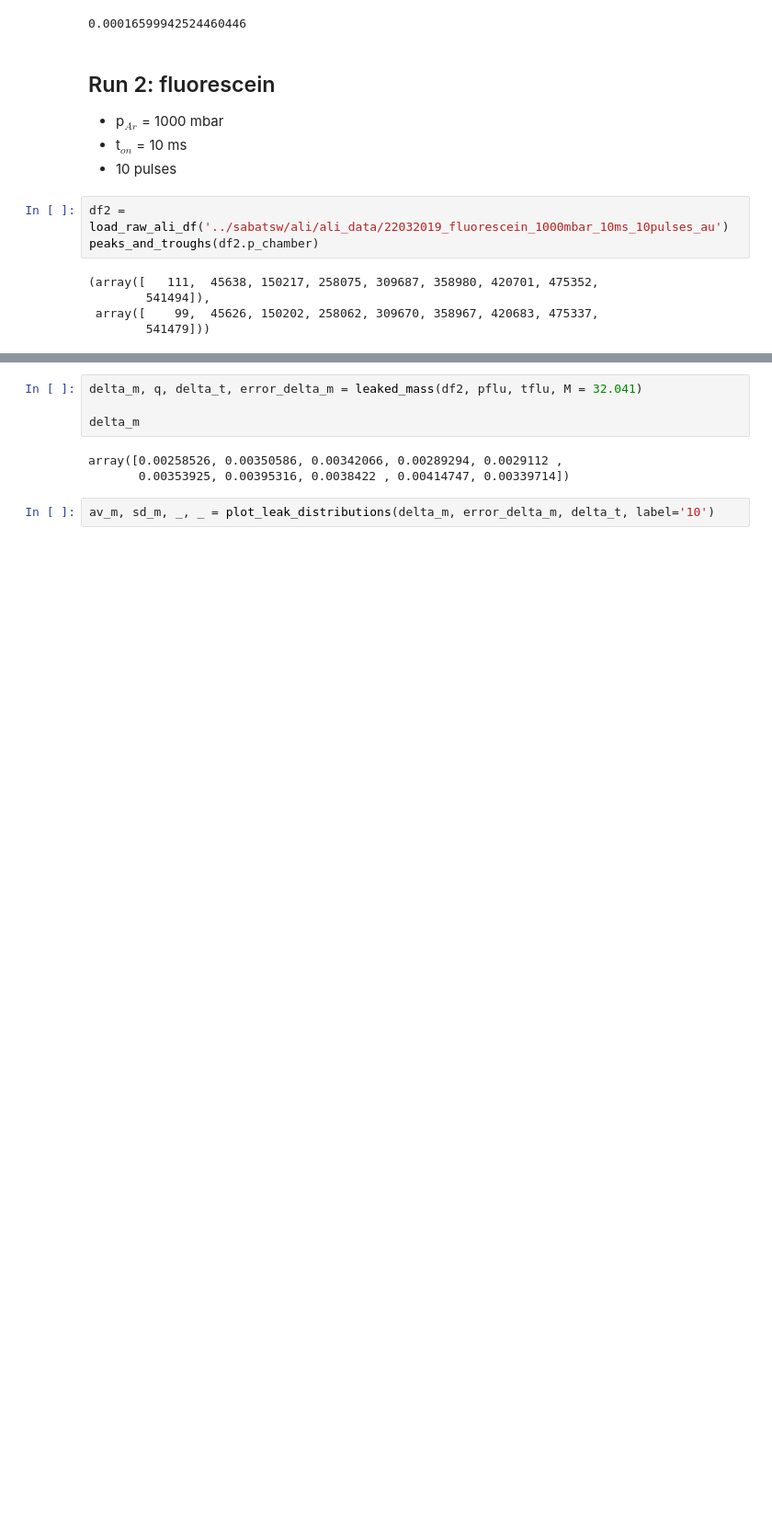
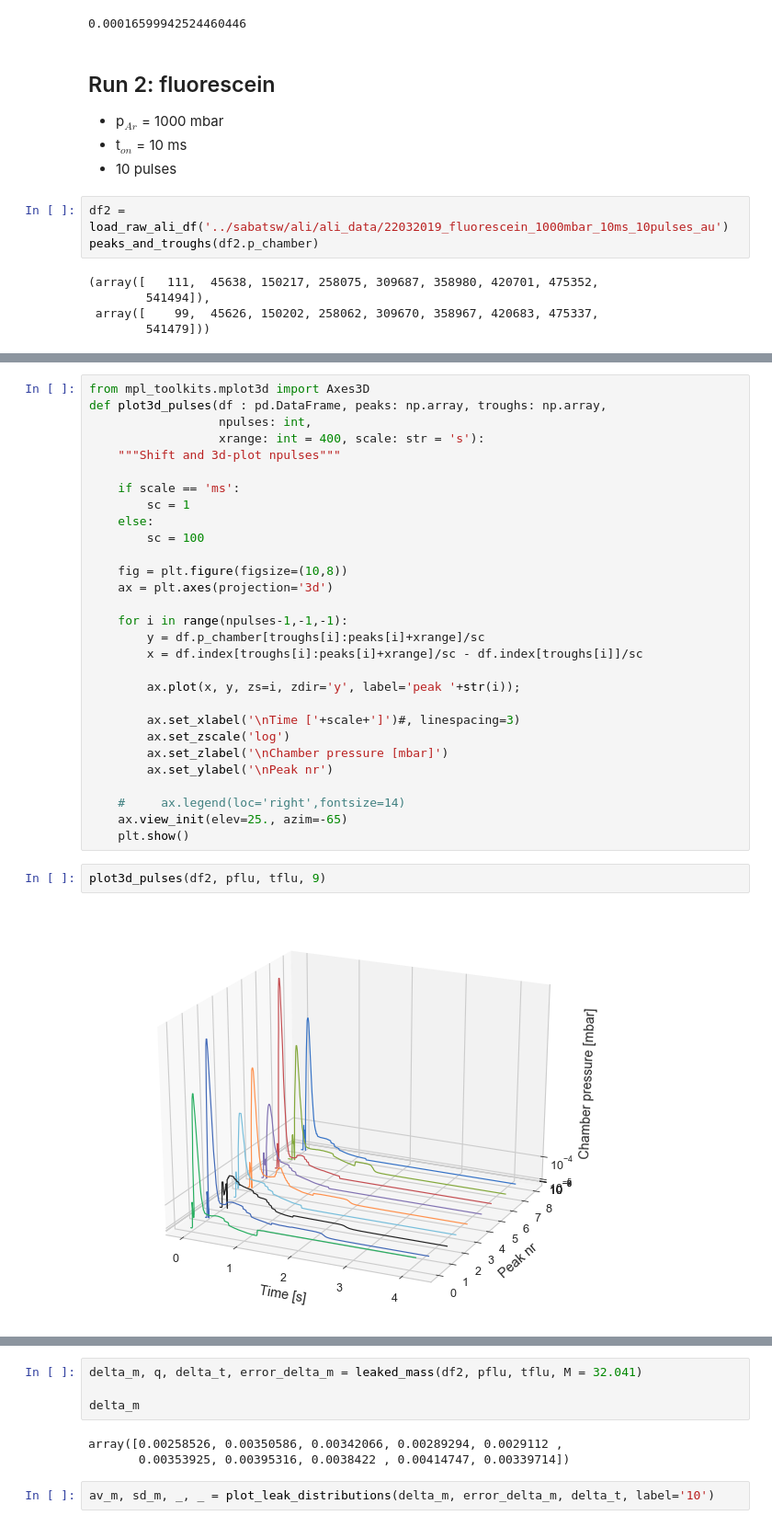
Before and after one commit to proscrite/SABAT, a Jupyter notebook: notebooks/ali_minimum_ontime_resolution.ipynb, the cells around one changed output, grey strips where cells are left out. Shown: that part at 92% size. Drawn from its saved outputs; the diff is of its cells as text; blank space fills up the shorter version.

```diff
--- a/notebooks/ali_minimum_ontime_resolution.ipynb
+++ b/notebooks/ali_minimum_ontime_resolution.ipynb
@@ -219,0 +243,33 @@ pflu, tflu = plot_pressure_curve(df2, tit='fluorescein curve')
+# %%
+from mpl_toolkits.mplot3d import Axes3D
+def plot3d_pulses(df : pd.DataFrame, peaks: np.array, troughs: np.array,
+                  npulses: int,
+                  xrange: int = 400, scale: str = 's'):
+    """Shift and 3d-plot npulses"""
+
+    if scale == 'ms':
+        sc = 1
+    else:
+        sc = 100
+
+    fig = plt.figure(figsize=(10,8))
+    ax = plt.axes(projection='3d')
+
+    for i in range(npulses-1,-1,-1):
+        y = df.p_chamber[troughs[i]:peaks[i]+xrange]/sc
+        x = df.index[troughs[i]:peaks[i]+xrange]/sc - df.index[troughs[i]]/sc
+
+        ax.plot(x, y, zs=i, zdir='y', label='peak '+str(i));
+
+        ax.set_xlabel('\nTime ['+scale+']')#, linespacing=3)
+        ax.set_zscale('log')
+        ax.set_zlabel('\nChamber pressure [mbar]')
+        ax.set_ylabel('\nPeak nr')
+
+    #     ax.legend(loc='right',fontsize=14)
+    ax.view_init(elev=25., azim=-65)
+    plt.show()
+# %%
+plot3d_pulses(df2, pflu, tflu, 9)
+# %% [output]
+[figure, added]
```
Also changed, not shown: parts of 8 cells of this notebook.
